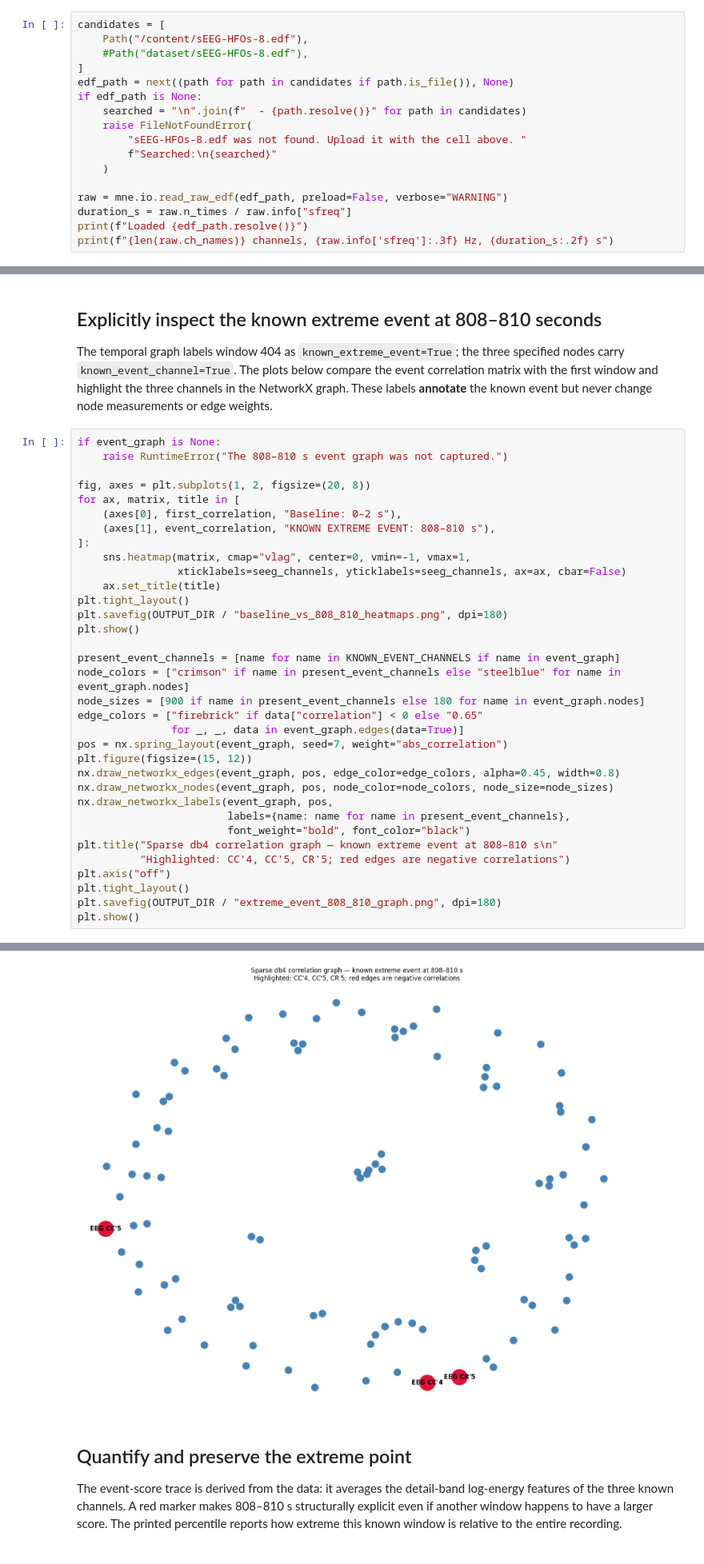
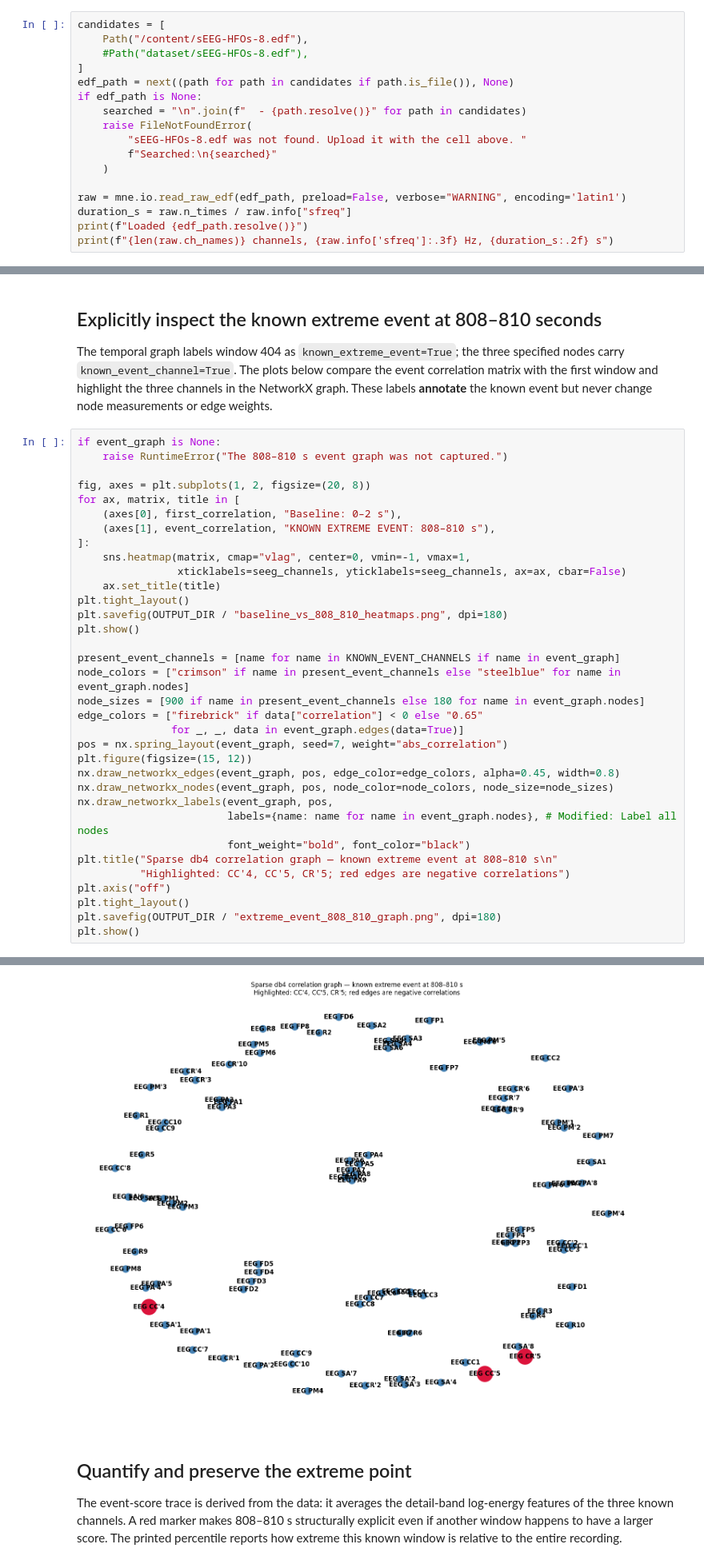
Before and after one commit to D2718281828nis/BioMedAI-sEEG-core-of-epilepsy, a Jupyter notebook: sEEG_temporal_wavelet_graph_colab.ipynb, the cells around one changed output, grey strips where cells are left out. Shown at 80% size. Saved outputs shown, nothing was run; the diff lists cells and outputs as text.

```diff
--- a/sEEG_temporal_wavelet_graph_colab.ipynb
+++ b/sEEG_temporal_wavelet_graph_colab.ipynb
@@ -75,7 +72,7 @@ if edf_path is None:
         f"Searched:\n{searched}"
     )
 
-raw = mne.io.read_raw_edf(edf_path, preload=False, verbose="WARNING")
+raw = mne.io.read_raw_edf(edf_path, preload=False, verbose="WARNING", encoding='latin1')
 duration_s = raw.n_times / raw.info["sfreq"]
 print(f"Loaded {edf_path.resolve()}")
 print(f"{len(raw.ch_names)} channels, {raw.info['sfreq']:.3f} Hz, {duration_s:.2f} s")
@@ -356,7 +331,7 @@ plt.figure(figsize=(15, 12))
 nx.draw_networkx_edges(event_graph, pos, edge_color=edge_colors, alpha=0.45, width=0.8)
 nx.draw_networkx_nodes(event_graph, pos, node_color=node_colors, node_size=node_sizes)
 nx.draw_networkx_labels(event_graph, pos,
-                        labels={name: name for name in present_event_channels},
+                        labels={name: name for name in event_graph.nodes}, # Modified: Label all nodes
                         font_weight="bold", font_color="black")
 plt.title("Sparse db4 correlation graph — known extreme event at 808–810 s\n"
           "Highlighted: CC'4, CC'5, CR'5; red edges are negative correlations")
@@ -369,4 +344,4 @@ plt.show()
-[figure, old version]
+[figure, new version]
 # %% [markdown]
 ## Quantify and preserve the extreme point
 
```
Also changed, not shown: parts of 10 cells of this notebook.
